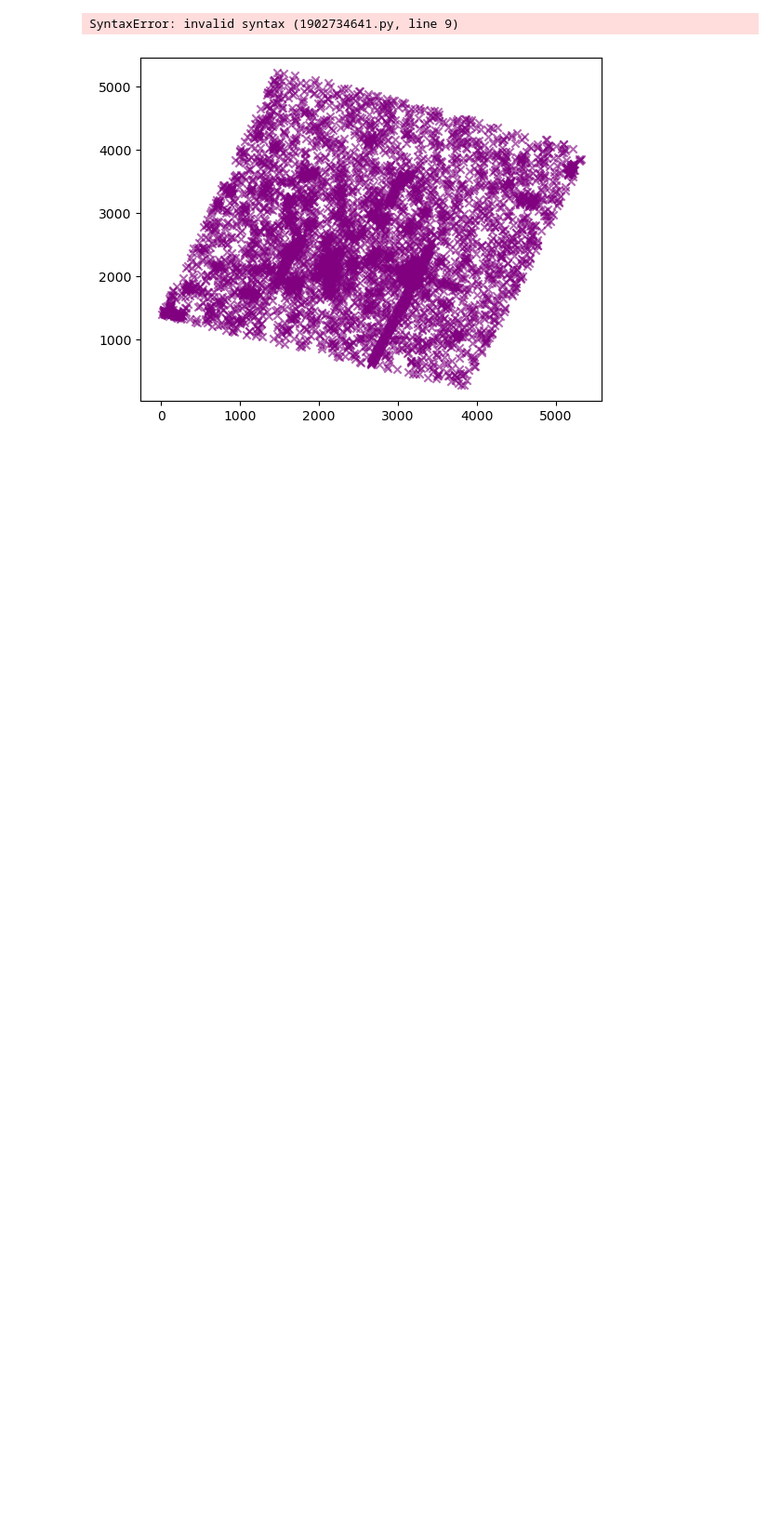
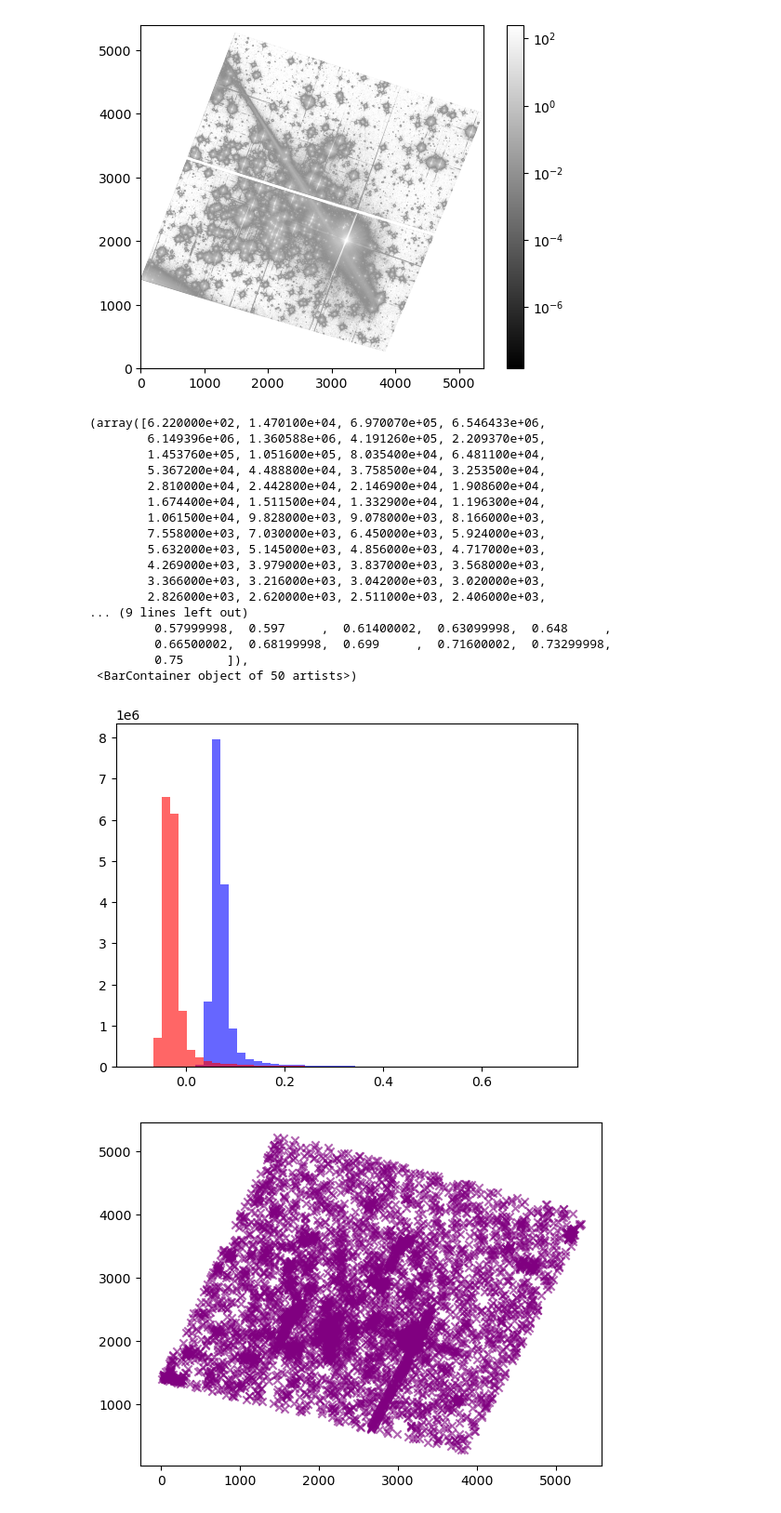
Before and after one commit to GravesTone5/Astro1221Project3, a Jupyter notebook: Project3.ipynb, the cells around one changed output. Shown at 93% size. Saved outputs shown, nothing was run; the diff lists cells and outputs as text; code cells hidden in the pictures; blank space fills up the shorter version.

Commit message:
added flux calculation and fixed this flatten thing

```diff
--- a/Project3.ipynb
+++ b/Project3.ipynb
@@ -77,16 +74,34 @@ for i in range(5):
 # %%
 subtracted_image_555 = image_555 - background_mean_555
 
 plt.figure()
 plt.imshow(subtracted_image, cmap='grey', origin = 'lower', norm=LogNorm())
 plt.colorbar(norm=LogNorm())
 plt.show()
 
 fig, axes = plt.subplots()
-axes.hist(.flatten(image_555.flatten(), bins=50, color='blue', range=(-.1, .75), alpha=.6)
+axes.hist(image_555.flatten(), bins=50, color='blue', range=(-.1, .75), alpha=.6)
 axes.hist(subtracted_image_555.flatten(), bins=50, color='red', range=(-.1, .75), alpha=.6)
 # %% [output]
+[figure, added]
-SyntaxError: invalid syntax (1902734641.py, line 9)
+(array([6.220000e+02, 1.470100e+04, 6.970070e+05, 6.546433e+06,
+        6.149396e+06, 1.360588e+06, 4.191260e+05, 2.209370e+05,
+        1.453760e+05, 1.051600e+05, 8.035400e+04, 6.481100e+04,
+        5.367200e+04, 4.488800e+04, 3.758500e+04, 3.253500e+04,
+        2.810000e+04, 2.442800e+04, 2.146900e+04, 1.908600e+04,
+        1.674400e+04, 1.511500e+04, 1.332900e+04, 1.196300e+04,
+        1.061500e+04, 9.828000e+03, 9.078000e+03, 8.166000e+03,
+        7.558000e+03, 7.030000e+03, 6.450000e+03, 5.924000e+03,
+        5.632000e+03, 5.145000e+03, 4.856000e+03, 4.717000e+03,
+        4.269000e+03, 3.979000e+03, 3.837000e+03, 3.568000e+03,
+        3.366000e+03, 3.216000e+03, 3.042000e+03, 3.020000e+03,
+        2.826000e+03, 2.620000e+03, 2.511000e+03, 2.406000e+03,
+... (9 lines left out)
+         0.57999998,  0.597     ,  0.61400002,  0.63099998,  0.648     ,
+         0.66500002,  0.68199998,  0.699     ,  0.71600002,  0.73299998,
+         0.75      ]),
+ <BarContainer object of 50 artists>)
+[figure, added]
 # %%
 subtracted_image_555 = image_555 - background_mean_555
 subtracted_image_814 = image_814 - background_mean_814
```
Also changed, not shown: parts of 3 cells of this notebook.
